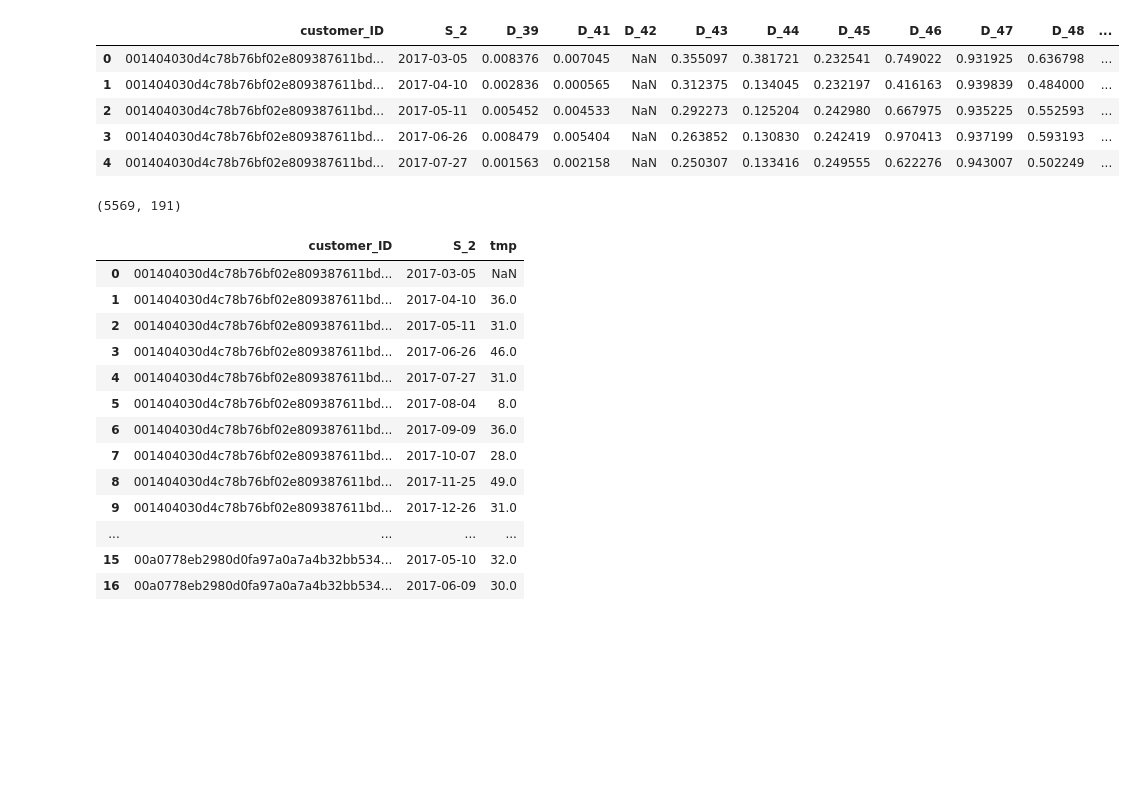
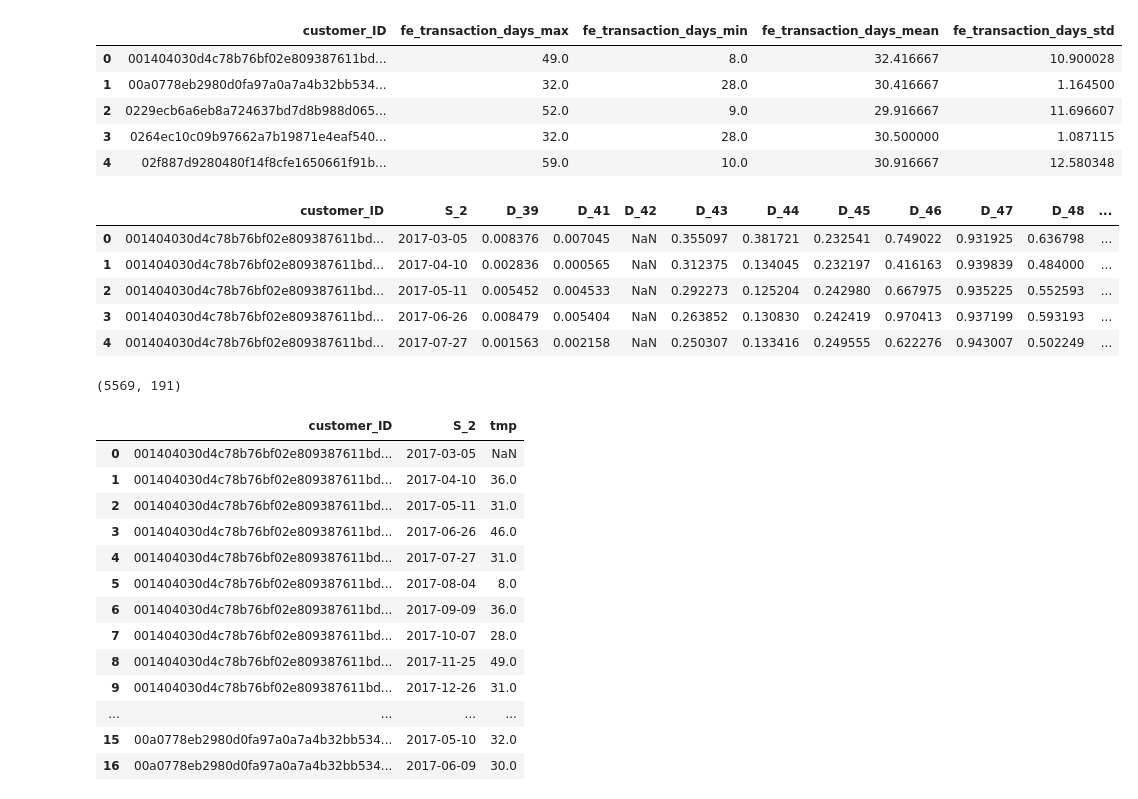
Before and after one commit to navitacion/amex-default-prediction, a Jupyter notebook: notebooks/features.ipynb, the cells around one changed output. Drawn from its saved outputs; the diff is of its cells as text; code cells hidden in the pictures; blank space fills up the shorter version.

```diff
--- a/notebooks/features.ipynb
+++ b/notebooks/features.ipynb
@@ -16,6 +16,25 @@ pd.options.display.max_columns = None
 %matplotlib inline
 # %%
 df = pd.read_csv('features.csv')
+# %%
+df['S_2'] = pd.to_datetime(df['S_2'])
+
+df['tmp'] = df.groupby('customer_ID')['S_2'].diff()
+df['tmp'] = df['tmp'].apply(lambda x: x.days)
+
+group = df.groupby('customer_ID')['tmp'].agg(['max', 'min', 'mean', 'std']).reset_index()
+
+rename_dict = {k: f"fe_transaction_days_{k}" for k in ['max', 'min', 'mean', 'std']}
+group = group.rename(columns=rename_dict)
+# %%
+group.head()
+# %% [output]
+|  | customer_ID | fe_transaction_days_max | fe_transaction_days_min | fe_transaction_days_mean | fe_transaction_days_std |
+| 0 | 001404030d4c78b76bf02e809387611bd... | 49.0 | 8.0 | 32.416667 | 10.900028 |
+| 1 | 00a0778eb2980d0fa97a0a7a4b32bb534... | 32.0 | 28.0 | 30.416667 | 1.164500 |
+| 2 | 0229ecb6a6eb8a724637bd7d8b988d065... | 52.0 | 9.0 | 29.916667 | 11.696607 |
+| 3 | 0264ec10c09b97662a7b19871e4eaf540... | 32.0 | 28.0 | 30.500000 | 1.087115 |
+| 4 | 02f887d9280480f14f8cfe1650661f91b... | 59.0 | 10.0 | 30.916667 | 12.580348 |
 # %%
 df.head()
 # %% [output]
```
Also changed, not shown: 3 other files.
